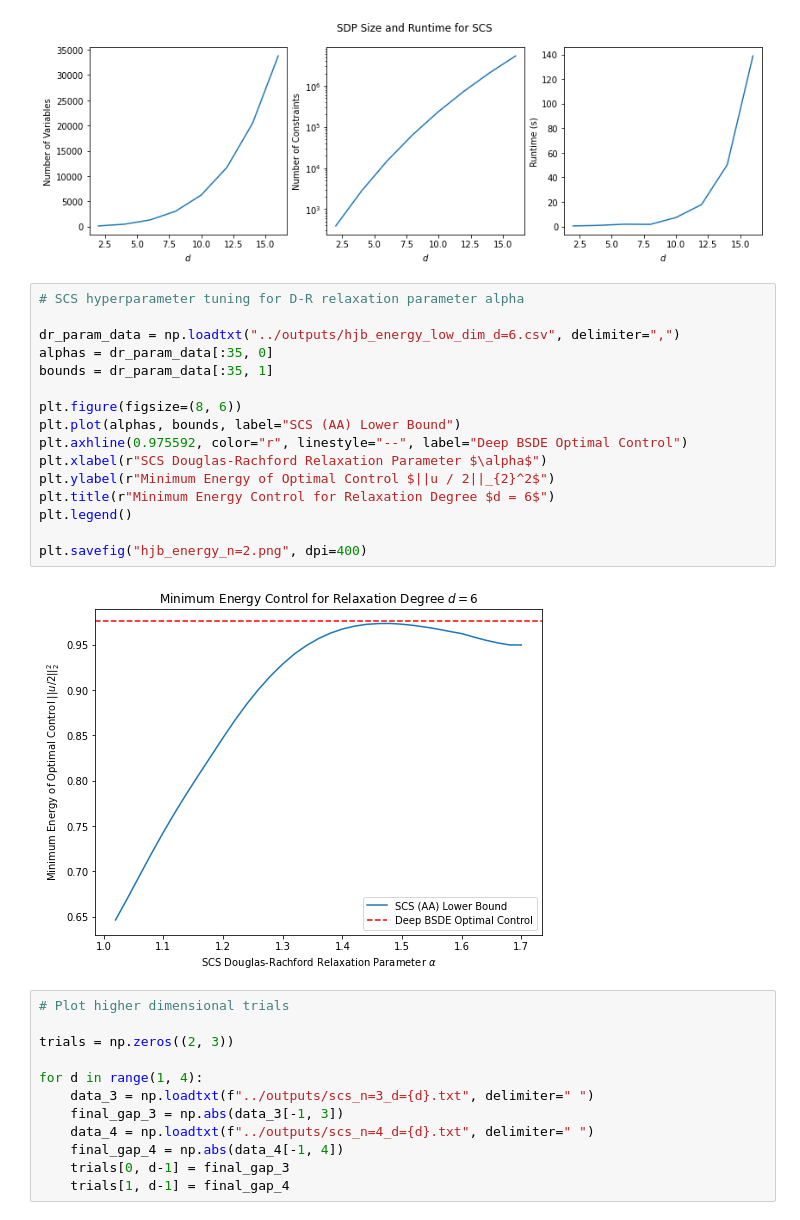
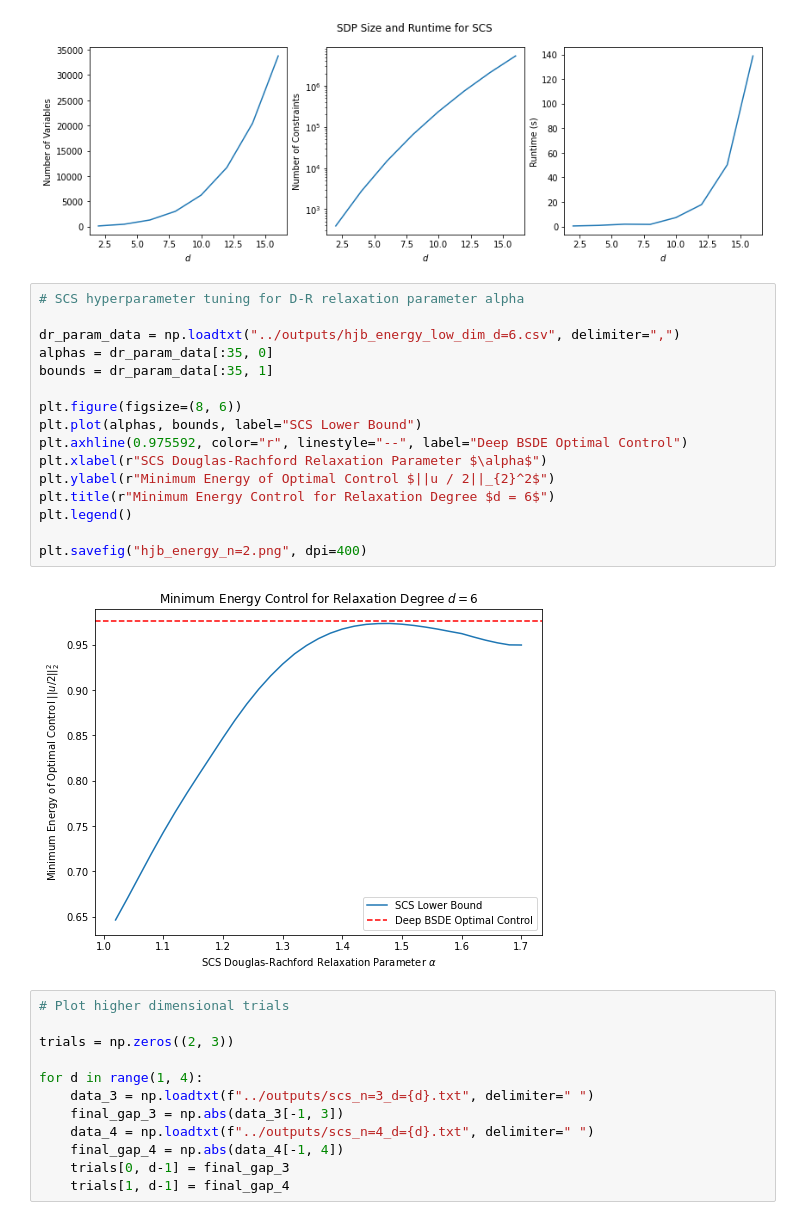
Before and after one commit to jakehofgard/sdp_pdes, a Jupyter notebook: plots/plotting.ipynb, the cells around one changed output. Saved outputs shown, nothing was run; the diff lists cells and outputs as text.

Commit message:
Update final plots

```diff
--- a/plots/plotting.ipynb
+++ b/plots/plotting.ipynb
@@ -67,21 +67,21 @@ plt.savefig("SCS_prob_size_n=2.png", dpi=600)
 # %%
 # SCS hyperparameter tuning for D-R relaxation parameter alpha
 
 dr_param_data = np.loadtxt("../outputs/hjb_energy_low_dim_d=6.csv", delimiter=",")
 alphas = dr_param_data[:35, 0]
 bounds = dr_param_data[:35, 1]
 
 plt.figure(figsize=(8, 6))
-plt.plot(alphas, bounds, label="SCS (AA) Lower Bound")
+plt.plot(alphas, bounds, label="SCS Lower Bound")
 plt.axhline(0.975592, color="r", linestyle="--", label="Deep BSDE Optimal Control")
 plt.xlabel(r"SCS Douglas-Rachford Relaxation Parameter $\alpha$")
 plt.ylabel(r"Minimum Energy of Optimal Control $||u / 2||_{2}^2$")
 plt.title(r"Minimum Energy Control for Relaxation Degree $d = 6$")
 plt.legend()
 
 plt.savefig("hjb_energy_n=2.png", dpi=400)
 # %% [output]
-[figure, old version]
+[figure, new version]
 # %%
 # Plot higher dimensional trials
 
```
Also changed, not shown: 1 other file.
